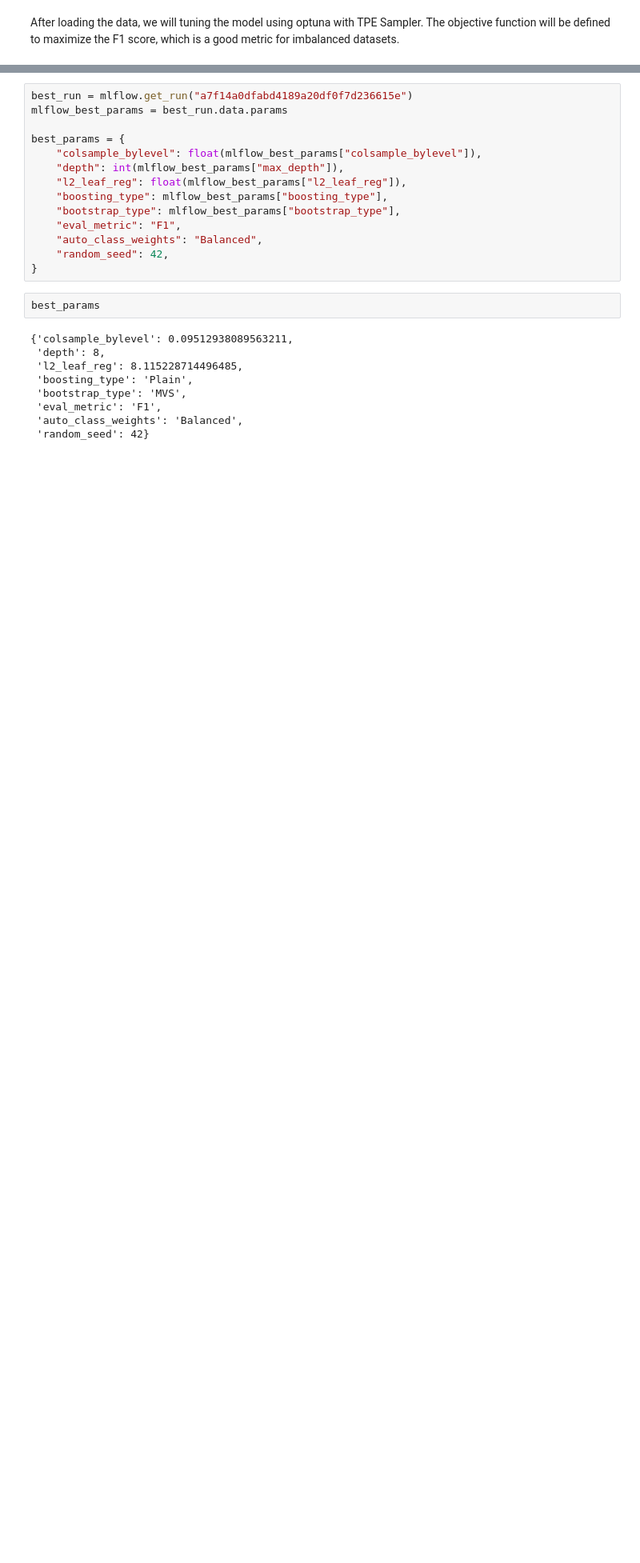
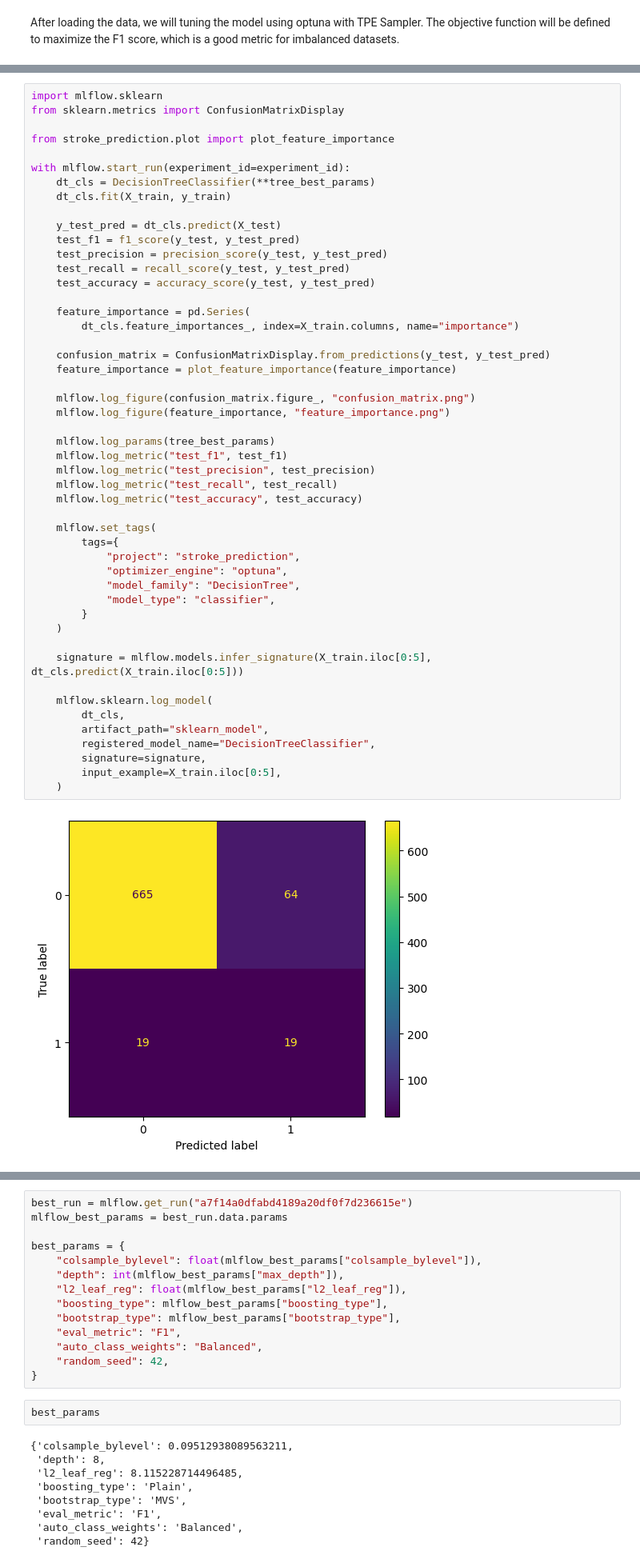
Before and after one commit to sin22766/stroke-prediction-api, a Jupyter notebook: notebooks/2-model-prototype.ipynb, the cells around one changed output, grey strips where cells are left out. Shown at 80% size. Cells and saved outputs as stored; diff of their text form; blank space fills up the shorter version.

```diff
--- a/notebooks/2-model-prototype.ipynb
+++ b/notebooks/2-model-prototype.ipynb
@@ -108,0 +96,51 @@ with mlflow.start_run(experiment_id=experiment_id, run_name=run_name):
+# %%
+import mlflow.sklearn
+from sklearn.metrics import ConfusionMatrixDisplay
+
+from stroke_prediction.plot import plot_feature_importance
+
+with mlflow.start_run(experiment_id=experiment_id):
+    dt_cls = DecisionTreeClassifier(**tree_best_params)
+    dt_cls.fit(X_train, y_train)
+
+    y_test_pred = dt_cls.predict(X_test)
+    test_f1 = f1_score(y_test, y_test_pred)
+    test_precision = precision_score(y_test, y_test_pred)
+    test_recall = recall_score(y_test, y_test_pred)
+    test_accuracy = accuracy_score(y_test, y_test_pred)
+
+    feature_importance = pd.Series(
+        dt_cls.feature_importances_, index=X_train.columns, name="importance")
+
+    confusion_matrix = ConfusionMatrixDisplay.from_predictions(y_test, y_test_pred)
+    feature_importance = plot_feature_importance(feature_importance)
+
+    mlflow.log_figure(confusion_matrix.figure_, "confusion_matrix.png")
+    mlflow.log_figure(feature_importance, "feature_importance.png")
+
+    mlflow.log_params(tree_best_params)
+    mlflow.log_metric("test_f1", test_f1)
+    mlflow.log_metric("test_precision", test_precision)
+    mlflow.log_metric("test_recall", test_recall)
+    mlflow.log_metric("test_accuracy", test_accuracy)
+
+    mlflow.set_tags(
+        tags={
+            "project": "stroke_prediction",
+            "optimizer_engine": "optuna",
+            "model_family": "DecisionTree",
+            "model_type": "classifier",
+        }
+    )
+
+    signature = mlflow.models.infer_signature(X_train.iloc[0:5], dt_cls.predict(X_train.iloc[0:5]))
+
+    mlflow.sklearn.log_model(
+        dt_cls,
+        artifact_path="sklearn_model",
+        registered_model_name="DecisionTreeClassifier",
+        signature=signature,
+        input_example=X_train.iloc[0:5],
+    )
+# %% [output]
+[figure, added]
```
Also changed, not shown: parts of 20 cells of this notebook, 8 other files.
